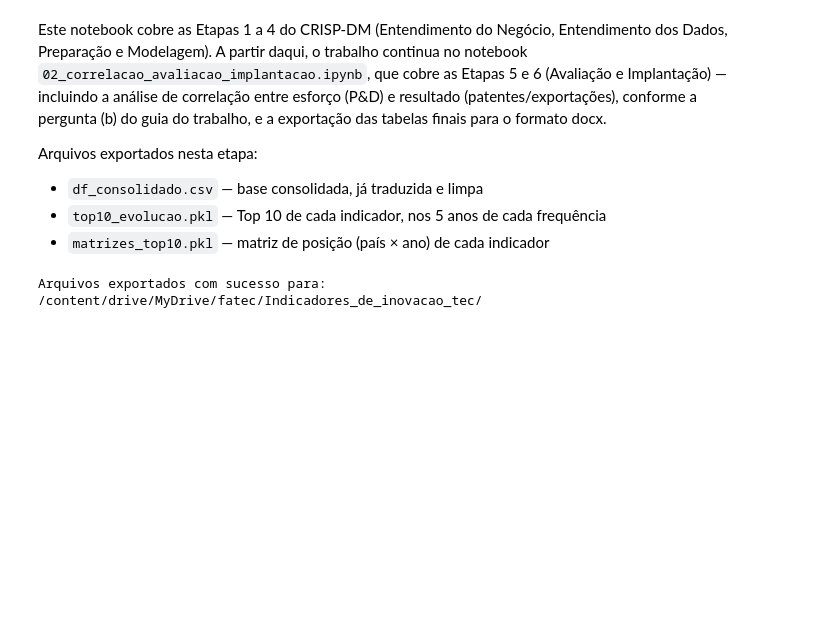
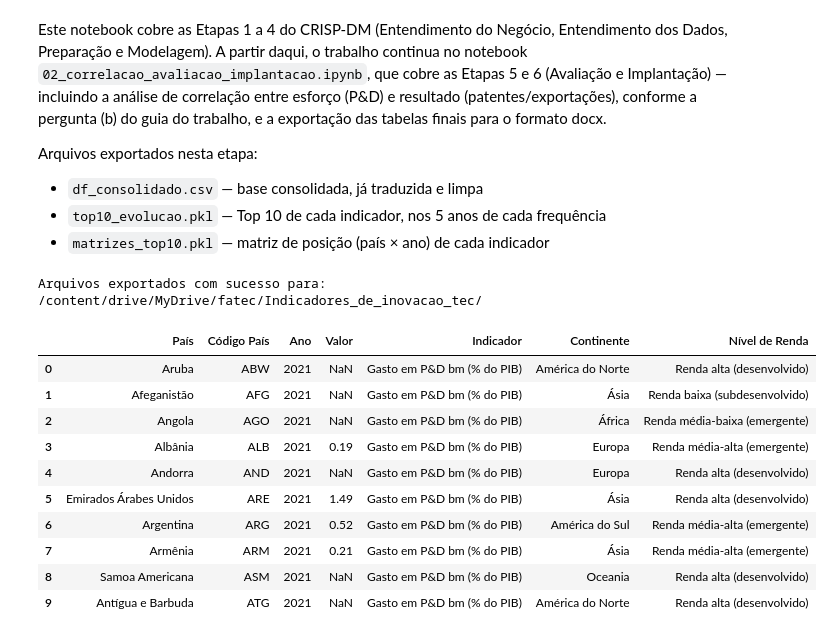
Before and after one commit to Gabriel-Roledo-ds/Analise-dos-top-10-paises-em-Inovacao-Tecnologica, a Jupyter notebook: 01_coleta_preparacao_modelagem.ipynb, the cells around one changed output. Saved outputs shown, nothing was run; the diff lists cells and outputs as text; code cells hidden in the pictures; blank space fills up the shorter version.

```diff
--- a/01_coleta_preparacao_modelagem.ipynb
+++ b/01_coleta_preparacao_modelagem.ipynb
@@ -2465,3 +2465,17 @@ with open(CAMINHO + "matrizes_top10.pkl", "wb") as f:
 print("Arquivos exportados com sucesso para:", CAMINHO)
 # %% [output]
 Arquivos exportados com sucesso para: /content/drive/MyDrive/fatec/Indicadores_de_inovacao_tec/
+# %%
+df_consolidado.head(10)
+# %% [output]
+|  | País | Código País | Ano | Valor | Indicador | Continente | Nível de Renda |
+| 0 | Aruba | ABW | 2021 | NaN | Gasto em P&D bm (% do PIB) | América do Norte | Renda alta (desenvolvido) |
+| 1 | Afeganistão | AFG | 2021 | NaN | Gasto em P&D bm (% do PIB) | Ásia | Renda baixa (subdesenvolvido) |
+| 2 | Angola | AGO | 2021 | NaN | Gasto em P&D bm (% do PIB) | África | Renda média-baixa (emergente) |
+| 3 | Albânia | ALB | 2021 | 0.19 | Gasto em P&D bm (% do PIB) | Europa | Renda média-alta (emergente) |
+| 4 | Andorra | AND | 2021 | NaN | Gasto em P&D bm (% do PIB) | Europa | Renda alta (desenvolvido) |
+| 5 | Emirados Árabes Unidos | ARE | 2021 | 1.49 | Gasto em P&D bm (% do PIB) | Ásia | Renda alta (desenvolvido) |
+| 6 | Argentina | ARG | 2021 | 0.52 | Gasto em P&D bm (% do PIB) | América do Sul | Renda média-alta (emergente) |
+| 7 | Armênia | ARM | 2021 | 0.21 | Gasto em P&D bm (% do PIB) | Ásia | Renda média-alta (emergente) |
+| 8 | Samoa Americana | ASM | 2021 | NaN | Gasto em P&D bm (% do PIB) | Oceania | Renda alta (desenvolvido) |
+| 9 | Antígua e Barbuda | ATG | 2021 | NaN | Gasto em P&D bm (% do PIB) | América do Norte | Renda alta (desenvolvido) |
```
